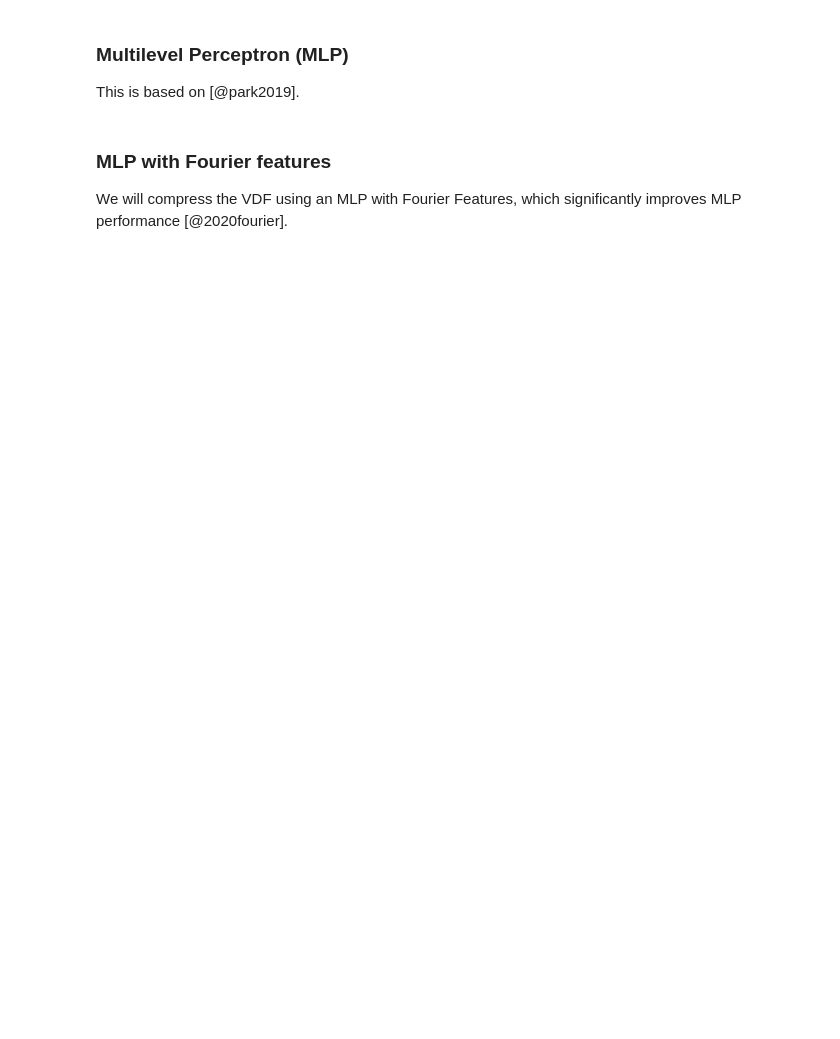
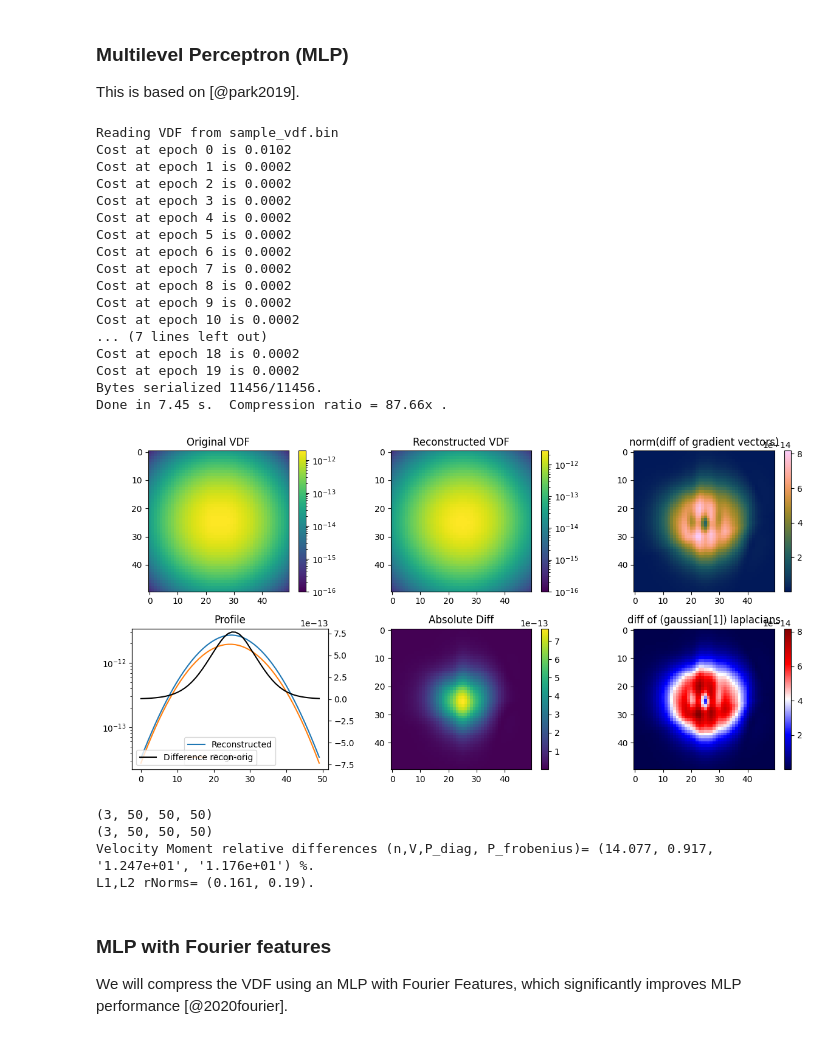
Before and after one commit to juhanikataja/asterix, a Jupyter notebook: Inno4Scale.ipynb, the cells around one changed output. Saved outputs shown, nothing was run; the diff lists cells and outputs as text; code cells hidden in the pictures; blank space fills up the shorter version.

Commit message:
Fix compressor calls

```diff
--- a/Inno4Scale.ipynb
+++ b/Inno4Scale.ipynb
@@ -125,23 +148,46 @@ This is based on [@park2019].
 # %%
 """
 Compresses a VDF using an MLP (Multilayer Perceptron).
  Input: "sample_vdf.bin" - Binary file containing the VDF data
         order - Order of the fourier features
         epochs - Number of training epochs for the MLP model
         n_layers - Number of layers in the MLP model
         n_neurons - Number of neurons in each layer of the MLP model
  Output: recon (Reconstructed VDF) - NumPy array representing the reconstructed volume data
 """
 order=0
 epochs=20
 n_layers=4
 n_neurons=25
 nx,ny,nz=np.shape(vdf)
-recon=mlp_compress.compress_mlp("sample_vdf.bin",order,epochs,n_layers,n_neurons,nx)
+recon=mlp_compress.compress_mlp("sample_vdf.bin",order,epochs,n_layers,n_neurons,nx,sparse)
 recon=np.array(recon,dtype=np.double)
 recon= np.reshape(recon,np.shape(vdf),order='C')
 project_tools.plot_vdfs(vdf,recon)
 project_tools.print_comparison_stats(vdf,recon)
+# %% [output]
+Reading VDF from sample_vdf.bin
+Cost at epoch 0 is 0.0102
+Cost at epoch 1 is 0.0002
+Cost at epoch 2 is 0.0002
+Cost at epoch 3 is 0.0002
+Cost at epoch 4 is 0.0002
+Cost at epoch 5 is 0.0002
+Cost at epoch 6 is 0.0002
+Cost at epoch 7 is 0.0002
+Cost at epoch 8 is 0.0002
+Cost at epoch 9 is 0.0002
+Cost at epoch 10 is 0.0002
+... (7 lines left out)
+Cost at epoch 18 is 0.0002
+Cost at epoch 19 is 0.0002
+Bytes serialized 11456/11456.
+Done in 7.45 s.  Compression ratio = 87.66x .
+[figure, added]
+(3, 50, 50, 50)
+(3, 50, 50, 50)
+Velocity Moment relative differences (n,V,P_diag, P_frobenius)= (14.077, 0.917, '1.247e+01', '1.176e+01') %.
+L1,L2 rNorms= (0.161, 0.19).
 # %% [markdown]
 ### MLP with Fourier features
 
```
Also changed, not shown: parts of 9 cells of this notebook, 1 other file.
